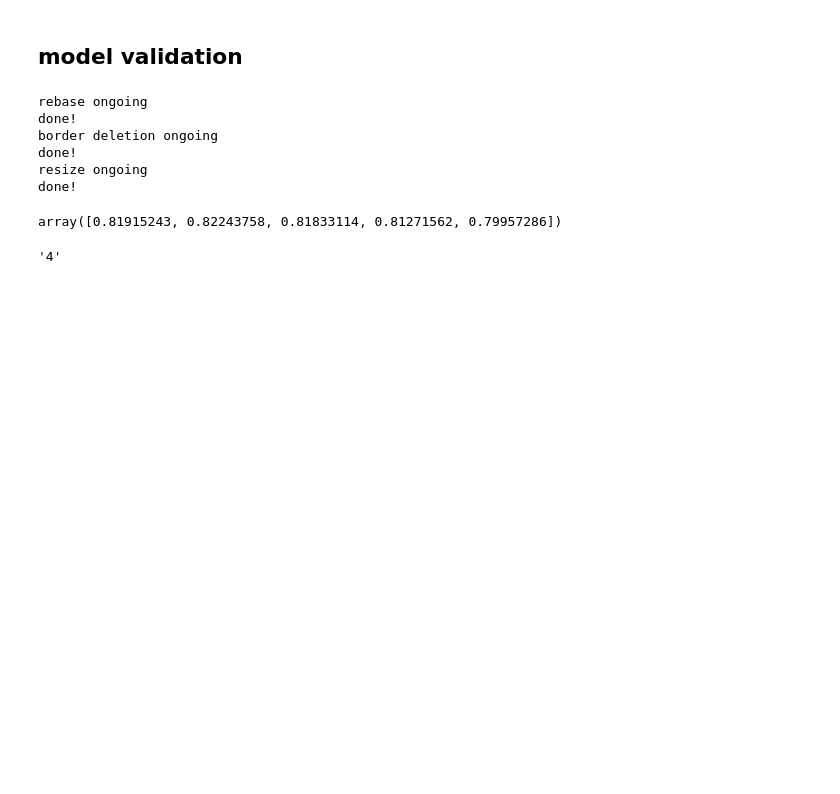
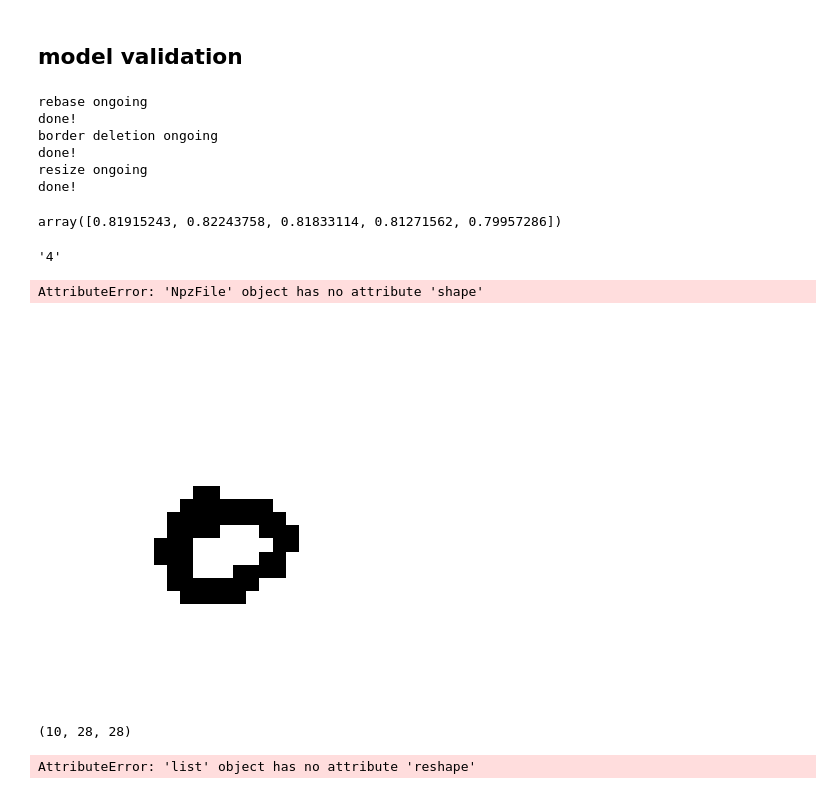
Before and after one commit to nonameR9077/MLproject_2023-2, a Jupyter notebook: preprocessing/template_preprocessing.ipynb, the cells around one changed output. Cells and saved outputs as stored; diff of their text form; code cells hidden in the pictures; blank space fills up the shorter version.

```diff
--- a/preprocessing/template_preprocessing.ipynb
+++ b/preprocessing/template_preprocessing.ipynb
@@ -402,0 +620,20 @@ my_data_num["label"][10]
+# %%
+my_data_num.shape
+# %% [output]
+AttributeError: 'NpzFile' object has no attribute 'shape'
+# %%
+sample = my_data_num["img"][0:10]
+# %%
+plot_digit(sample[2])
+# %% [output]
+[figure, added]
+# %%
+save_1 = resize_images(sample)
+save_1.shape
+# %% [output]
+(10, 28, 28)
+# %%
+save_2 = preprocessing_images(sample,False,False,False,True,True)
+save_2.shape
+# %% [output]
+AttributeError: 'list' object has no attribute 'reshape'
```
Also changed, not shown: parts of 6 cells of this notebook.
